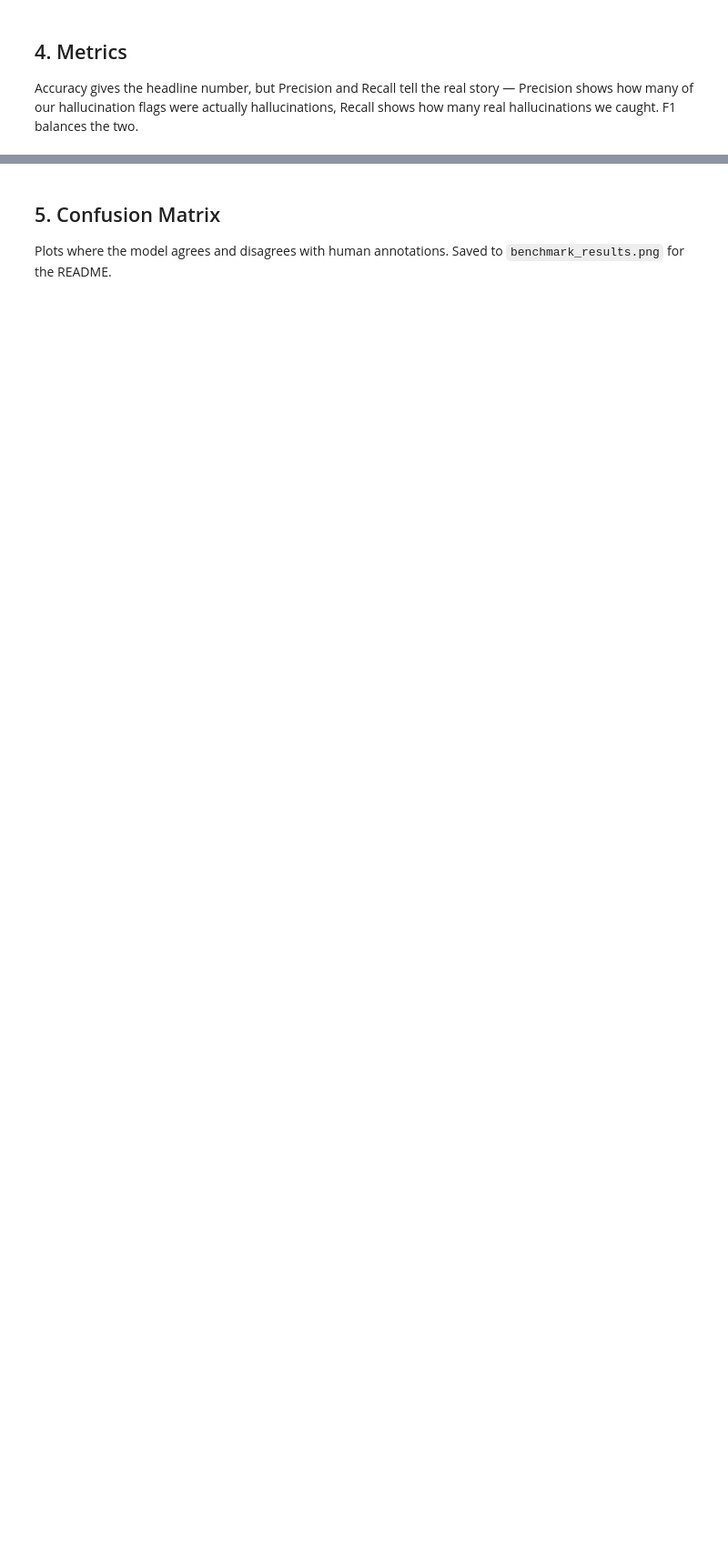
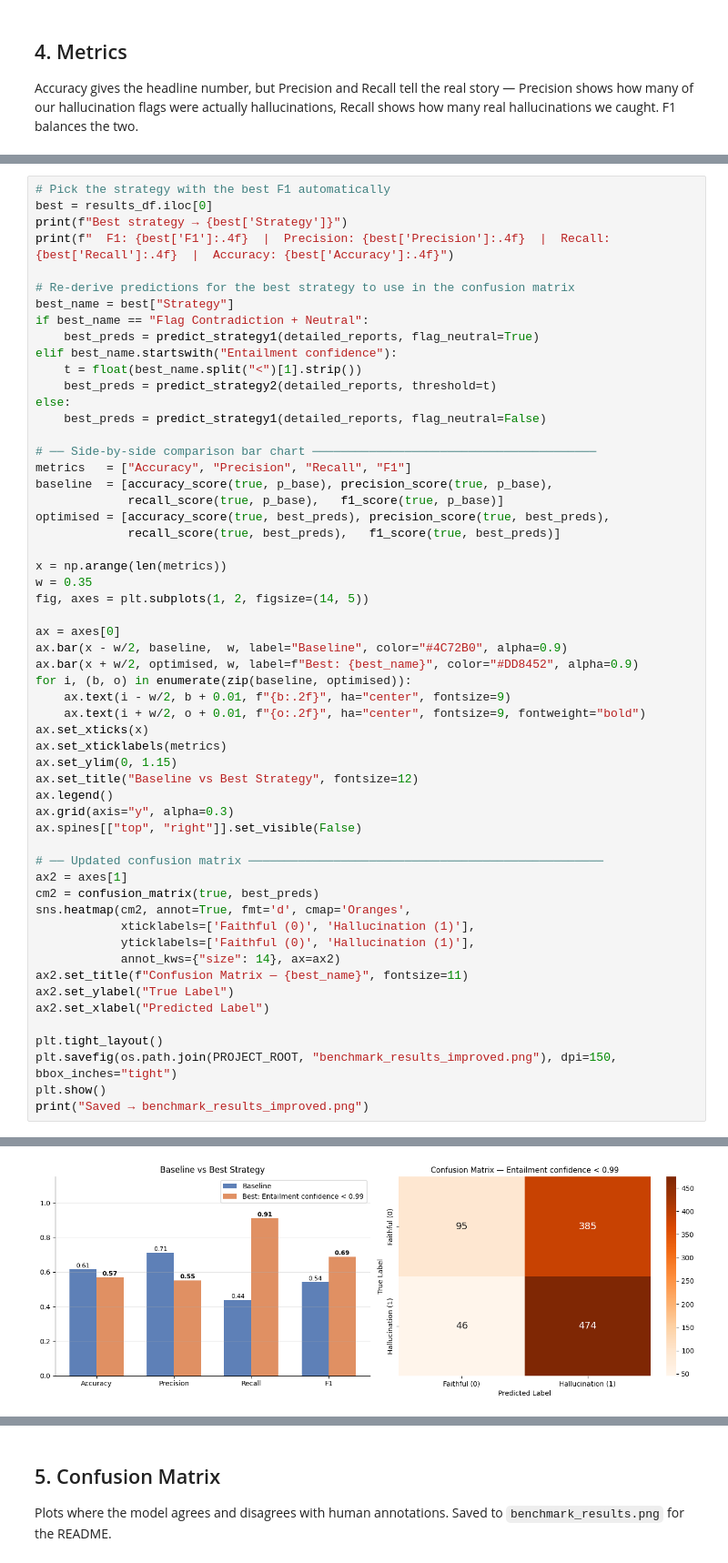
Before and after one commit to RamuNalla/rag-guard-NLI, a Jupyter notebook: benchmarks/benchmark_evaluation.ipynb, the cells around one changed output, grey strips where cells are left out. Shown at 91% size. Drawn from its saved outputs; the diff is of its cells as text; blank space fills up the shorter version.

Commit message:
benchmark completed with HaluEval dataset

```diff
--- a/benchmarks/benchmark_evaluation.ipynb
+++ b/benchmarks/benchmark_evaluation.ipynb
@@ -132,0 +261,57 @@ print("─" * 55)
+# %%
+# Pick the strategy with the best F1 automatically
+best = results_df.iloc[0]
+print(f"Best strategy → {best['Strategy']}")
+print(f"  F1: {best['F1']:.4f}  |  Precision: {best['Precision']:.4f}  |  Recall: {best['Recall']:.4f}  |  Accuracy: {best['Accuracy']:.4f}")
+
+# Re-derive predictions for the best strategy to use in the confusion matrix
+best_name = best["Strategy"]
+if best_name == "Flag Contradiction + Neutral":
+    best_preds = predict_strategy1(detailed_reports, flag_neutral=True)
+elif best_name.startswith("Entailment confidence"):
+    t = float(best_name.split("<")[1].strip())
+    best_preds = predict_strategy2(detailed_reports, threshold=t)
+else:
+    best_preds = predict_strategy1(detailed_reports, flag_neutral=False)
+
+# ── Side-by-side comparison bar chart ────────────────────────────────────────
+metrics   = ["Accuracy", "Precision", "Recall", "F1"]
+baseline  = [accuracy_score(true, p_base), precision_score(true, p_base),
+             recall_score(true, p_base),   f1_score(true, p_base)]
+optimised = [accuracy_score(true, best_preds), precision_score(true, best_preds),
+             recall_score(true, best_preds),   f1_score(true, best_preds)]
+
+x = np.arange(len(metrics))
+w = 0.35
+fig, axes = plt.subplots(1, 2, figsize=(14, 5))
+
+ax = axes[0]
+ax.bar(x - w/2, baseline,  w, label="Baseline", color="#4C72B0", alpha=0.9)
+ax.bar(x + w/2, optimised, w, label=f"Best: {best_name}", color="#DD8452", alpha=0.9)
+for i, (b, o) in enumerate(zip(baseline, optimised)):
+    ax.text(i - w/2, b + 0.01, f"{b:.2f}", ha="center", fontsize=9)
+    ax.text(i + w/2, o + 0.01, f"{o:.2f}", ha="center", fontsize=9, fontweight="bold")
+ax.set_xticks(x)
+ax.set_xticklabels(metrics)
+ax.set_ylim(0, 1.15)
+ax.set_title("Baseline vs Best Strategy", fontsize=12)
+ax.legend()
+ax.grid(axis="y", alpha=0.3)
+ax.spines[["top", "right"]].set_visible(False)
+
+# ── Updated confusion matrix ──────────────────────────────────────────────────
+ax2 = axes[1]
+cm2 = confusion_matrix(true, best_preds)
+sns.heatmap(cm2, annot=True, fmt='d', cmap='Oranges',
+            xticklabels=['Faithful (0)', 'Hallucination (1)'],
+            yticklabels=['Faithful (0)', 'Hallucination (1)'],
+            annot_kws={"size": 14}, ax=ax2)
+ax2.set_title(f"Confusion Matrix — {best_name}", fontsize=11)
+ax2.set_ylabel("True Label")
+ax2.set_xlabel("Predicted Label")
+
+plt.tight_layout()
+plt.savefig(os.path.join(PROJECT_ROOT, "benchmark_results_improved.png"), dpi=150, bbox_inches="tight")
+plt.show()
+print("Saved → benchmark_results_improved.png")
+# %% [output]
@@ -132,0 +320 @@ print("─" * 55)
+[figure, added]
```
Also changed, not shown: parts of 8 cells of this notebook, 2 other files.
